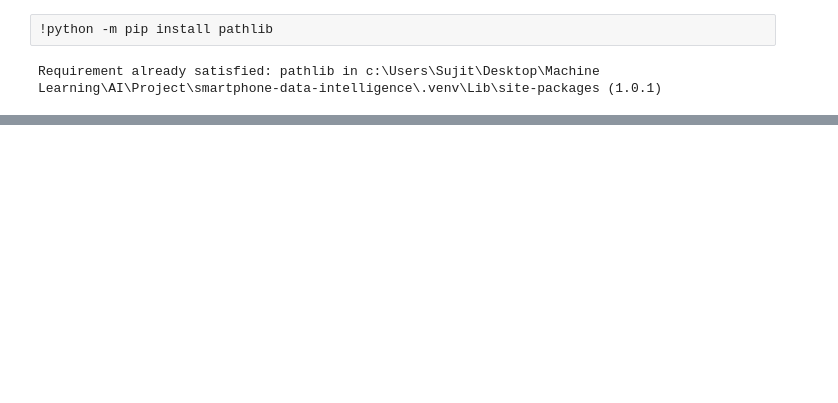
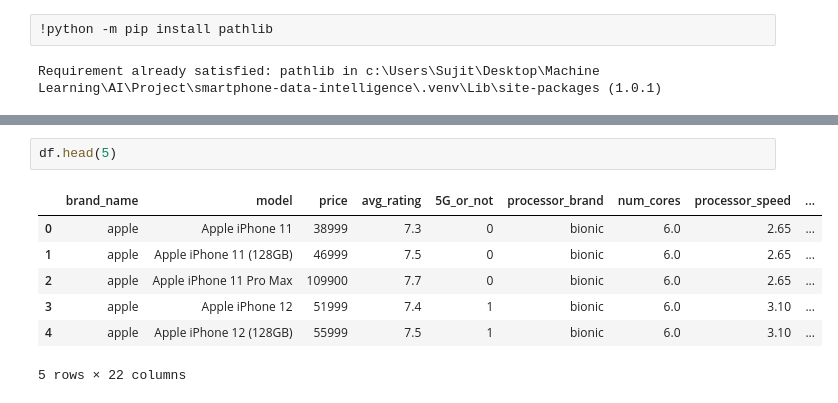
Before and after one commit to its-rana-here/smartphone-data-intelligence, a Jupyter notebook: notebooks/01_data_inspection.ipynb, the cells around one changed output, grey strips where cells are left out. Drawn from its saved outputs; the diff is of its cells as text; blank space fills up the shorter version.

```diff
--- a/notebooks/01_data_inspection.ipynb
+++ b/notebooks/01_data_inspection.ipynb
@@ -10,0 +29,10 @@ Requirement already satisfied: pathlib in c:\Users\Sujit\Desktop\Machine Learnin
+# %%
+df.head(5)
+# %% [output]
+|  | brand_name | model | price | avg_rating | 5G_or_not | processor_brand | num_cores | processor_speed | ... |
+| 0 | apple | Apple iPhone 11 | 38999 | 7.3 | 0 | bionic | 6.0 | 2.65 | ... |
+| 1 | apple | Apple iPhone 11 (128GB) | 46999 | 7.5 | 0 | bionic | 6.0 | 2.65 | ... |
+| 2 | apple | Apple iPhone 11 Pro Max | 109900 | 7.7 | 0 | bionic | 6.0 | 2.65 | ... |
+| 3 | apple | Apple iPhone 12 | 51999 | 7.4 | 1 | bionic | 6.0 | 3.10 | ... |
+| 4 | apple | Apple iPhone 12 (128GB) | 55999 | 7.5 | 1 | bionic | 6.0 | 3.10 | ... |
+5 rows × 22 columns
```
Also changed, not shown: parts of 26 cells of this notebook, 12 other files.
